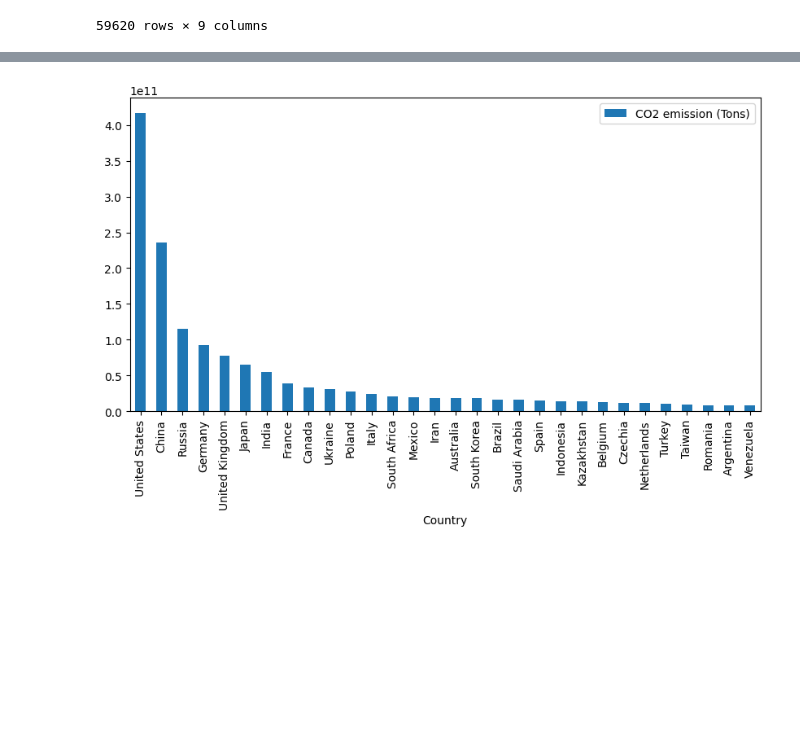
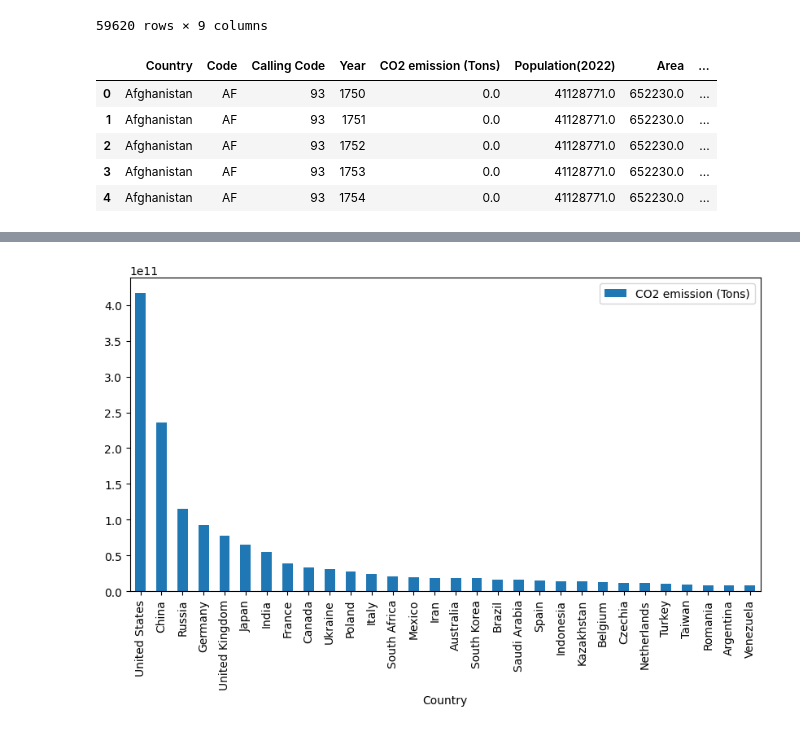
Before and after one commit to DanielBrechner/World-CO2-Emissions-Analysis, a Jupyter notebook: app.ipynb, the cells around one changed output, grey strips where cells are left out. Saved outputs shown, nothing was run; the diff lists cells and outputs as text; code cells hidden in the pictures; blank space fills up the shorter version.

```diff
--- a/app.ipynb
+++ b/app.ipynb
@@ -19,6 +19,17 @@ df
 | 59618 | Zimbabwe | ZW | 263 | 2019 | 768852126.0 | 16320537.0 | 390757.0 | 0.30% | ... |
 | 59619 | Zimbabwe | ZW | 263 | 2020 | 779383468.0 | 16320537.0 | 390757.0 | 0.30% | ... |
 59620 rows × 9 columns
+# %%
+df.rename(columns = {'% of World':'Percent of world'}, inplace = True)
+df.rename(columns = {'Density(km2)':'Density km2'}, inplace = True)
+df.head()
+# %% [output]
+|  | Country | Code | Calling Code | Year | CO2 emission (Tons) | Population(2022) | Area | ... |
+| 0 | Afghanistan | AF | 93 | 1750 | 0.0 | 41128771.0 | 652230.0 | ... |
+| 1 | Afghanistan | AF | 93 | 1751 | 0.0 | 41128771.0 | 652230.0 | ... |
+| 2 | Afghanistan | AF | 93 | 1752 | 0.0 | 41128771.0 | 652230.0 | ... |
+| 3 | Afghanistan | AF | 93 | 1753 | 0.0 | 41128771.0 | 652230.0 | ... |
+| 4 | Afghanistan | AF | 93 | 1754 | 0.0 | 41128771.0 | 652230.0 | ... |
 # %%
 df.info()
 # %% [output]
```
Also changed, not shown: parts of 8 cells of this notebook.
